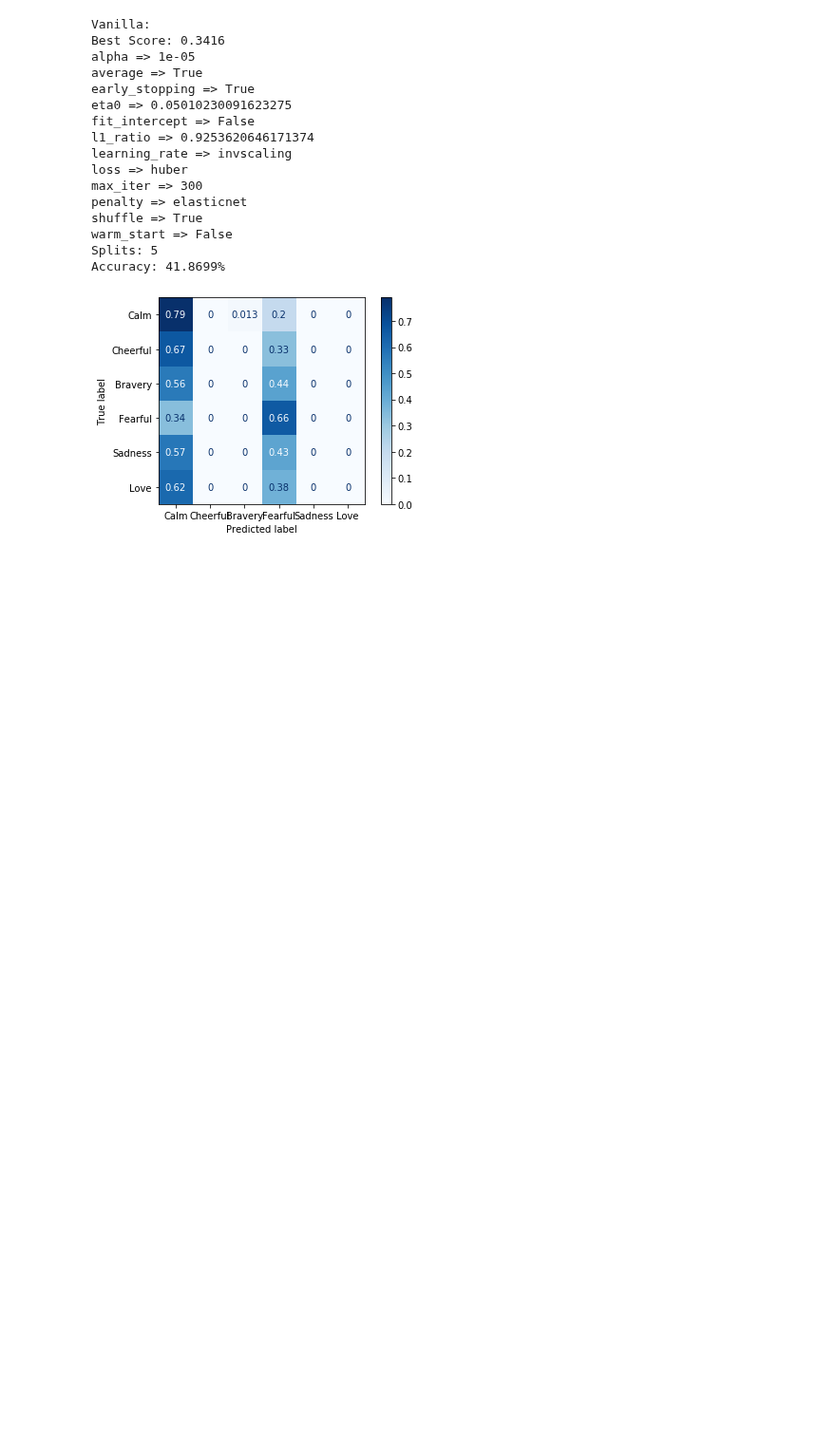
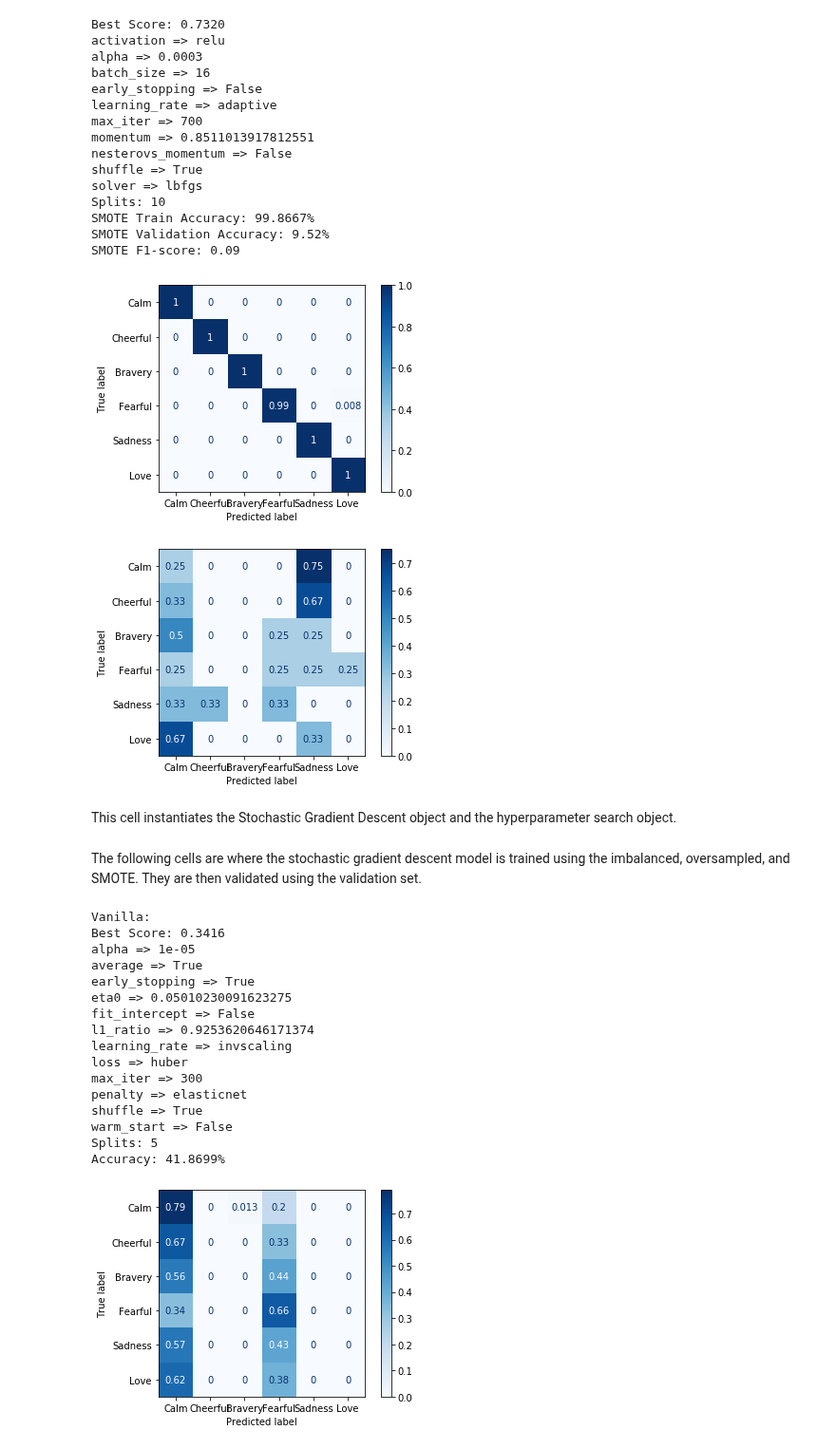
Before and after one commit to gracielnunciob/XLB48, a Jupyter notebook: Notebooks/Training/Logistic Regression Hyperparameter Search.ipynb, the cells around one changed output. Shown at 95% size. Saved outputs shown, nothing was run; the diff lists cells and outputs as text; code cells hidden in the pictures; blank space fills up the shorter version.

```diff
--- a/Notebooks/Training/Logistic Regression Hyperparameter Search.ipynb
+++ b/Notebooks/Training/Logistic Regression Hyperparameter Search.ipynb
@@ -98,5 +170,26 @@ print_res("Random Oversampling",x_os,y_os,random_search_mlp)
 # %%
 print_res("SMOTE",x_smote,y_smote,random_search_mlp)
+test_res("SMOTE",x_val,y_val,random_search_mlp)
+# %% [output]
+Best Score: 0.7320
+activation => relu
+alpha => 0.0003
+batch_size => 16
+early_stopping => False
+learning_rate => adaptive
+max_iter => 700
+momentum => 0.8511013917812551
+nesterovs_momentum => False
+shuffle => True
+solver => lbfgs
+Splits: 10
+SMOTE Train Accuracy: 99.8667%
+SMOTE Validation Accuracy: 9.52%
+SMOTE F1-score: 0.09
+[figure, added]
+[figure, added]
+# %% [markdown]
+This cell instantiates the Stochastic Gradient Descent object and the hyperparameter search object.
 # %%
 # SGDClassifier, RandomizedSearch
 random_search_iterations = 200
@@ -123,6 +216,8 @@ sgdc = SGDClassifier(random_state=rand_seed)
 random_search_sgdc = RandomizedSearchCV(sgdc, parameters,cv=k_folds,\
                                         n_iter=random_search_iterations,\
                                         random_state=rand_seed, n_jobs=-1)
+# %% [markdown]
+The following cells are where the stochastic gradient descent model is trained using the imbalanced, oversampled, and SMOTE. They are then validated using the validation set.
 # %%
 print_res("Vanilla",x_train,y_train,random_search_sgdc)
 # %% [output]
```
Also changed, not shown: parts of 13 cells of this notebook, 2 other files.
